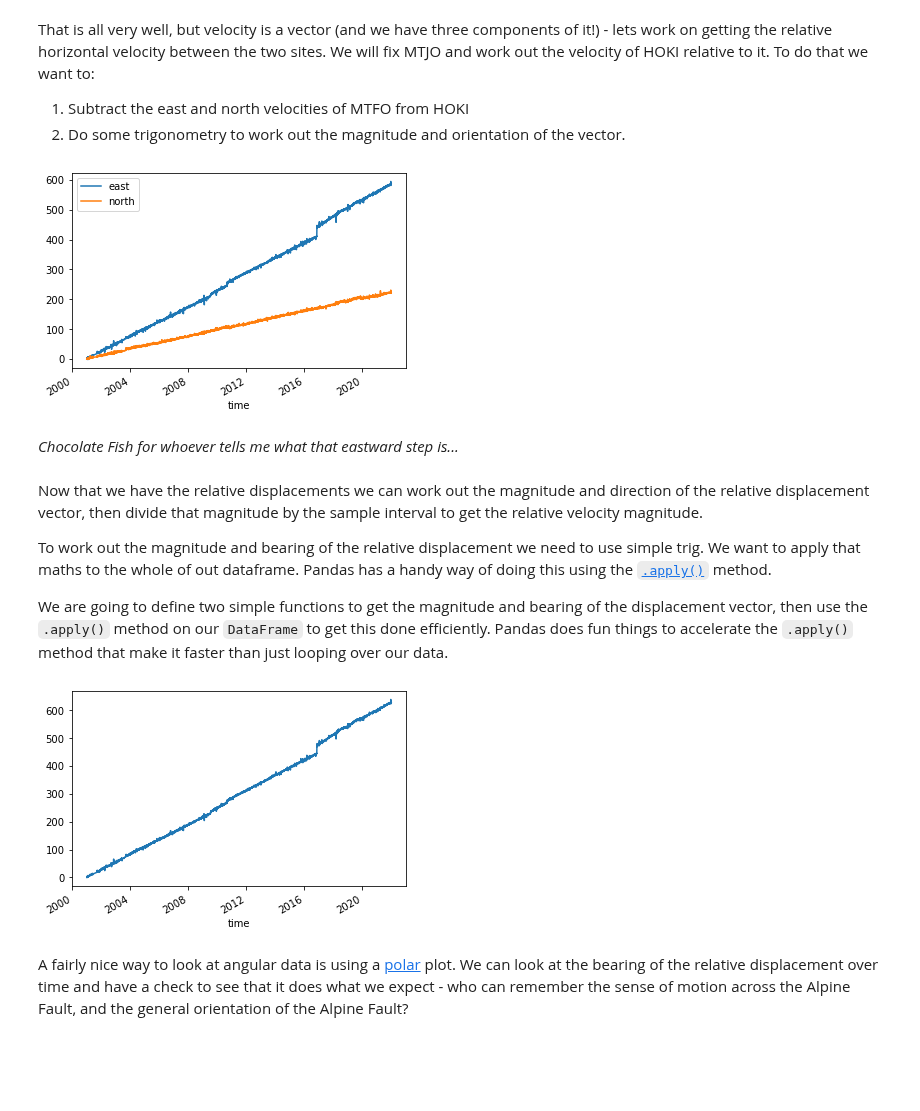
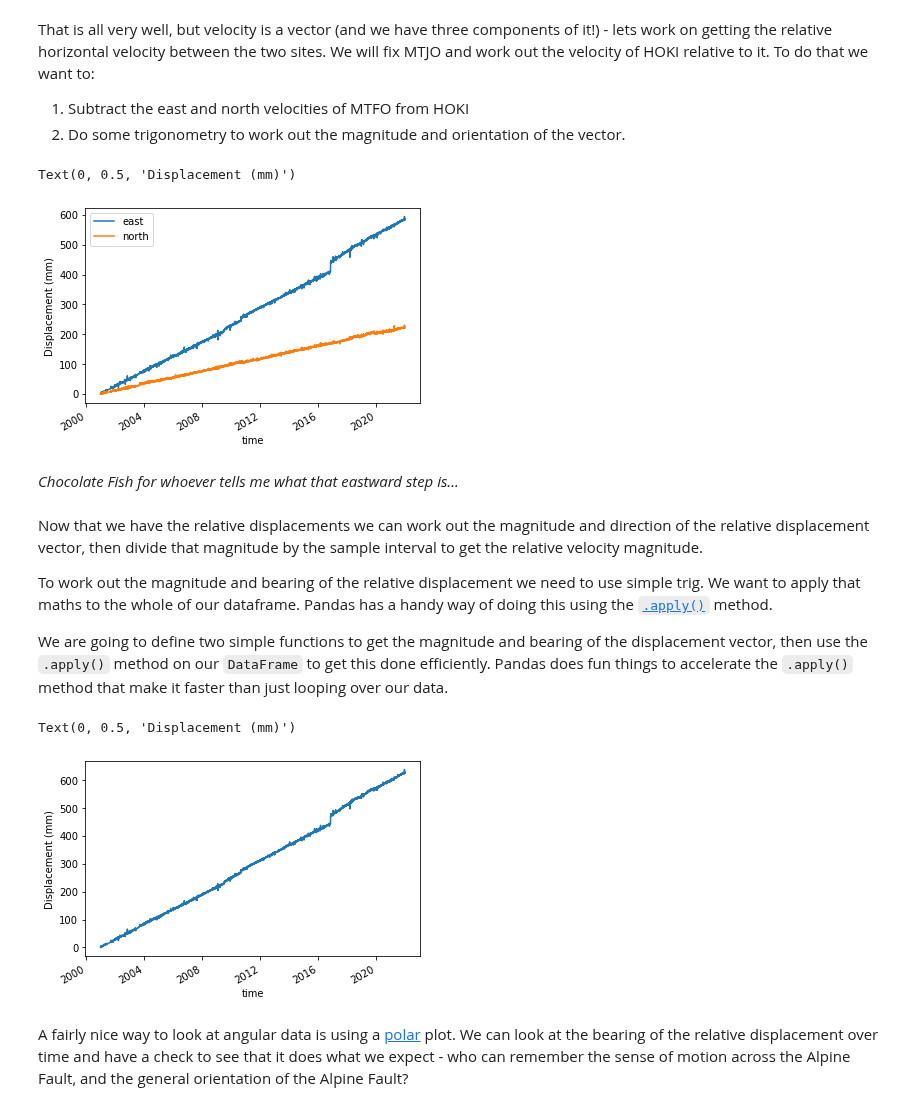
Before and after one commit to calum-chamberlain/ESCI451-Python, a Jupyter notebook: ESCI451_Module_3A.ipynb, the cells around one changed output. Saved outputs shown, nothing was run; the diff lists cells and outputs as text; code cells hidden in the pictures; blank space fills up the shorter version.

```diff
--- a/ESCI451_Module_3A.ipynb
+++ b/ESCI451_Module_3A.ipynb
@@ -605,42 +608,47 @@ That is all very well, but velocity is a vector (and we have three components of
 1. Subtract the east and north velocities of MTFO from HOKI
 2. Do some trigonometry to work out the magnitude and orientation of the vector.
 # %%
-starttime, endtime = datetime.datetime(2001, 1, 1), datetime.datetime(2022, 1, 1)
+starttime = datetime.datetime(2001, 1, 1)
+endtime = datetime.datetime(2022, 1, 1)
 
 hoki = get_gnss_for_station(
     "HOKI", starttime=starttime, endtime=endtime)
 mtjo = get_gnss_for_station(
     "MTJO", starttime=starttime, endtime=endtime)
 
 hoki_df = pd.DataFrame.from_dict(hoki)
 mtjo_df = pd.DataFrame.from_dict(mtjo)
 
 hoki_df.set_index("time", inplace=True)
 mtjo_df.set_index("time", inplace=True)
 
 af_data = pd.merge(
     left=hoki_df, right=mtjo_df, how='inner',
     left_index=True, right_index=True,
     suffixes=("_hoki", "_mtjo"))
 
+# Subtract east and north velocities of MTJO from HOKI
 relative_east = af_data.east_hoki - af_data.east_mtjo
 relative_north = af_data.north_hoki - af_data.north_mtjo
 
+# Make a new dataframe that contains our relative horizontal velocities
 hoki_mtjo_relative = pd.DataFrame({"east": relative_east, "north": relative_north})
 
 # Because we just care about relative velocities we can set the data to zero at the beginning of observations
 hoki_mtjo_relative.east -= hoki_mtjo_relative.east[0]
 hoki_mtjo_relative.north -= hoki_mtjo_relative.north[0]
 
 ax = hoki_mtjo_relative.plot()
+ax.set_ylabel("Displacement (mm)")
 # %% [output]
+Text(0, 0.5, 'Displacement (mm)')
-[figure, old version]
+[figure, new version]
 # %% [markdown]
 *Chocolate Fish for whoever tells me what that eastward step is...*
 # %% [markdown]
 Now that we have the relative displacements we can work out the magnitude and direction of the relative displacement vector, then divide that magnitude by the sample interval to get the relative velocity magnitude.
 
-To work out the magnitude and bearing of the relative displacement we need to use simple trig. We want to apply that maths to the whole of out dataframe. Pandas has a handy way of doing this using the [`.apply()`](https://pandas.pydata.org/docs/reference/api/pandas.DataFrame.apply.html#pandas.DataFrame.apply) method.
+To work out the magnitude and bearing of the relative displacement we need to use simple trig. We want to apply that maths to the whole of our dataframe. Pandas has a handy way of doing this using the [`.apply()`](https://pandas.pydata.org/docs/reference/api/pandas.DataFrame.apply.html#pandas.DataFrame.apply) method.
 
 We are going to define two simple functions to get the magnitude and bearing of the displacement vector, then use the `.apply()` method on our `DataFrame` to  get this done efficiently. Pandas does fun things to accelerate the `.apply()` method that make it faster than just looping over our data.
 # %%
@@ -654,6 +662,8 @@ def displacement_bearing(east, north):
     """ Calculate the orientation of relative displacement. """
     return degrees(atan2(east, north)) % 360
 # %%
+# Here we use lambda to...
+
 hoki_mtjo_relative["magnitude"] = hoki_mtjo_relative.apply(
     lambda row: displacement_magnitude(row.east, row.north),
     axis=1)
@@ -662,8 +672,10 @@ hoki_mtjo_relative["bearing"] = hoki_mtjo_relative.apply(
     axis=1)
 
 ax = hoki_mtjo_relative.magnitude.plot()
+ax.set_ylabel('Displacement (mm)')
 # %% [output]
+Text(0, 0.5, 'Displacement (mm)')
-[figure, old version]
+[figure, new version]
 # %% [markdown]
 A fairly nice way to look at angular data is using a [polar](https://matplotlib.org/stable/gallery/pie_and_polar_charts/polar_demo.html) plot. We can look at the bearing of the relative displacement over time and have a check to see that it does what we expect - who can remember the sense of motion across the Alpine Fault, and the general orientation of the Alpine Fault?
 # %%
```
Also changed, not shown: parts of 10 cells of this notebook.
